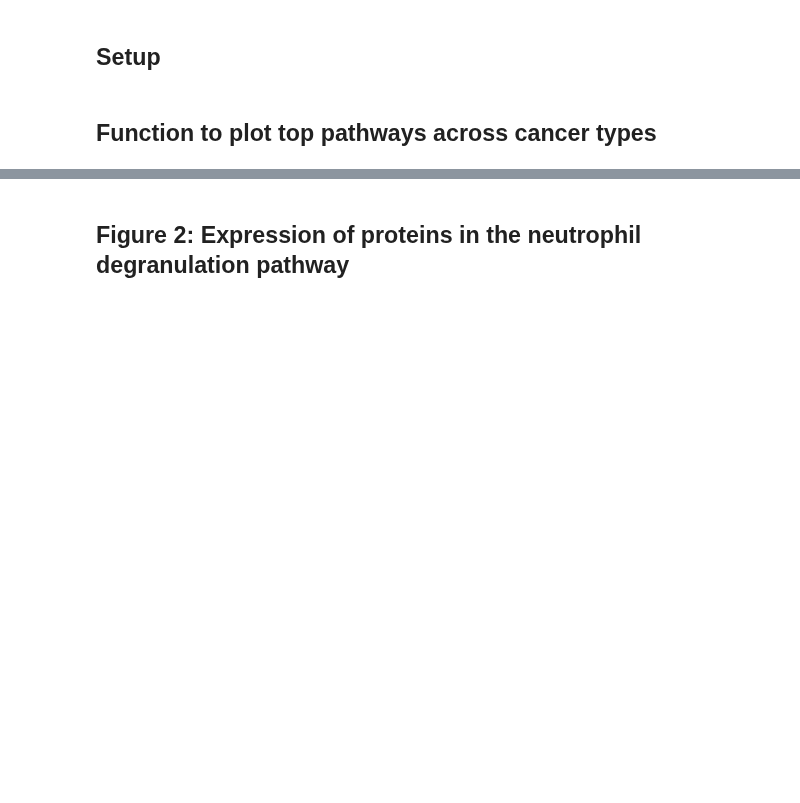
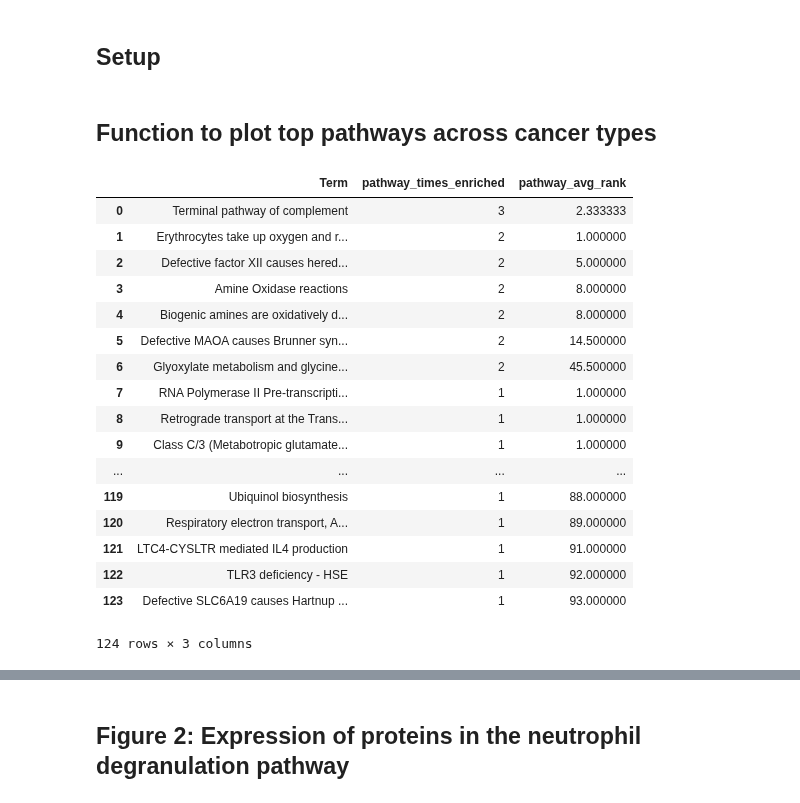
Before and after one commit to caleb-lindgren/scratchpad, a Jupyter notebook: pancancer_enrichment/7_visualize_results_gseapy.ipynb, the cells around one changed output, grey strips where cells are left out. Cells and saved outputs as stored; diff of their text form; code cells hidden in the pictures; blank space fills up the shorter version.

Commit message:
Edit step 11 notebook

```diff
--- a/pancancer_enrichment/7_visualize_results_gseapy.ipynb
+++ b/pancancer_enrichment/7_visualize_results_gseapy.ipynb
@@ -53,7 +45,7 @@ MSV = 0.5 # Simplified expression value for marginally significant proteins
 # %% [markdown]
 ## Function to plot top pathways across cancer types
 # %%
-def plot_top_ten(enrich_file_path, expr_file_path, xtitle):
+def plot_top_ten(enrich_file_path, expr_file_path, xtitle, fdr=0.3):
 
     # Read in the expression data
     all_expression_data = pd.read_csv(expr_file_path, sep="\t", index_col=0)
@@ -97,12 +89,17 @@ def plot_top_ten(enrich_file_path, expr_file_path, xtitle):
 
     # Read in the enrichment data
     enrichment_data = pd.read_csv(enrich_file_path, sep="\t")
-    enrichment_data.sort_values(by=["cancer_type", "fdr"])
 
-    # Assign pathway ranks within each cancer type based on FDR
+    # Select enrichment data below our FDR
+    enrichment_data = enrichment_data.loc[enrichment_data["fdr"] <= fdr, :]
+
+    # Make a column for abs_nes
+    enrichment_data = enrichment_data.assign(abs_nes=enrichment_data["nes"].abs())
+
+    # Assign pathway ranks within each cancer type based on absolute value of NES
     enrichment_data = enrichment_data.\
-        assign(cancer_rank_fdr=enrichment_data.groupby("cancer_type")["fdr"].rank()).\
-        sort_values(by=["cancer_type", "cancer_rank_fdr"]).\
+        assign(cancer_rank_abs_nes=enrichment_data.groupby("cancer_type")["abs_nes"].rank(ascending=False)).\
+        sort_values(by=["cancer_type", "cancer_rank_abs_nes"]).\
         reset_index(drop=True)
 
     # Make a table with summary info for all pathways
@@ -112,7 +109,7 @@ def plot_top_ten(enrich_file_path, expr_file_path, xtitle):
         lambda x: enrichment_data[enrichment_data["Term"] == x].shape[0])
 
     avg_rank = enrichment_summary["Term"].apply(
-        lambda x: enrichment_data.loc[enrichment_data["Term"] == x, "cancer_rank_fdr"].mean())
+        lambda x: enrichment_data.loc[enrichment_data["Term"] == x, "cancer_rank_abs_nes"].mean())
 
     enrichment_summary = enrichment_summary.\
         assign(
@@ -122,6 +119,8 @@ def plot_top_ten(enrich_file_path, expr_file_path, xtitle):
             by=["pathway_times_enriched", "pathway_avg_rank"],
             ascending=[False, True]).\
         reset_index(drop=True)
+
+    return enrichment_summary
 
     # Merge in the original enrichment data
     enrichment_data = enrichment_data.\
@@ -158,7 +157,7 @@ def plot_top_ten(enrich_file_path, expr_file_path, xtitle):
     sel_enrich = sel_enrich.assign(mean_expr=mean_exprs)
 
     sel_enrich = sel_enrich.assign(
-        rank_size=1 / sel_enrich["cancer_rank_fdr"],
+        rank_size=1 / sel_enrich["cancer_rank_abs_nes"],
         avg_rank_size=1 / sel_enrich["pathway_avg_rank"])
 
     individual = alt.Chart(sel_enrich).mark_circle().encode(
@@ -226,3 +225,24 @@ def plot_top_ten(enrich_file_path, expr_file_path, xtitle):
     )
 
     return full_plot, enrichment_data, all_expression_data
+# %%
+plot_top_ten(STEP5_abs_signal_to_noise, STEP1_FILE_PATH, "Reactome data - proteins ranked by abs_signal_to_noise")
+# %% [output]
+|  | Term | pathway_times_enriched | pathway_avg_rank |
+| 0 | Terminal pathway of complement | 3 | 2.333333 |
+| 1 | Erythrocytes take up oxygen and r... | 2 | 1.000000 |
+| 2 | Defective factor XII causes hered... | 2 | 5.000000 |
+| 3 | Amine Oxidase reactions | 2 | 8.000000 |
+| 4 | Biogenic amines are oxidatively d... | 2 | 8.000000 |
+| 5 | Defective MAOA causes Brunner syn... | 2 | 14.500000 |
+| 6 | Glyoxylate metabolism and glycine... | 2 | 45.500000 |
+| 7 | RNA Polymerase II Pre-transcripti... | 1 | 1.000000 |
+| 8 | Retrograde transport at the Trans... | 1 | 1.000000 |
+| 9 | Class C/3 (Metabotropic glutamate... | 1 | 1.000000 |
+| ... | ... | ... | ... |
+| 119 | Ubiquinol biosynthesis | 1 | 88.000000 |
+| 120 | Respiratory electron transport, A... | 1 | 89.000000 |
+| 121 | LTC4-CYSLTR mediated IL4 production | 1 | 91.000000 |
+| 122 | TLR3 deficiency - HSE | 1 | 92.000000 |
+| 123 | Defective SLC6A19 causes Hartnup ... | 1 | 93.000000 |
+124 rows × 3 columns
```
Also changed, not shown: parts of 9 cells of this notebook, 2 other files.
